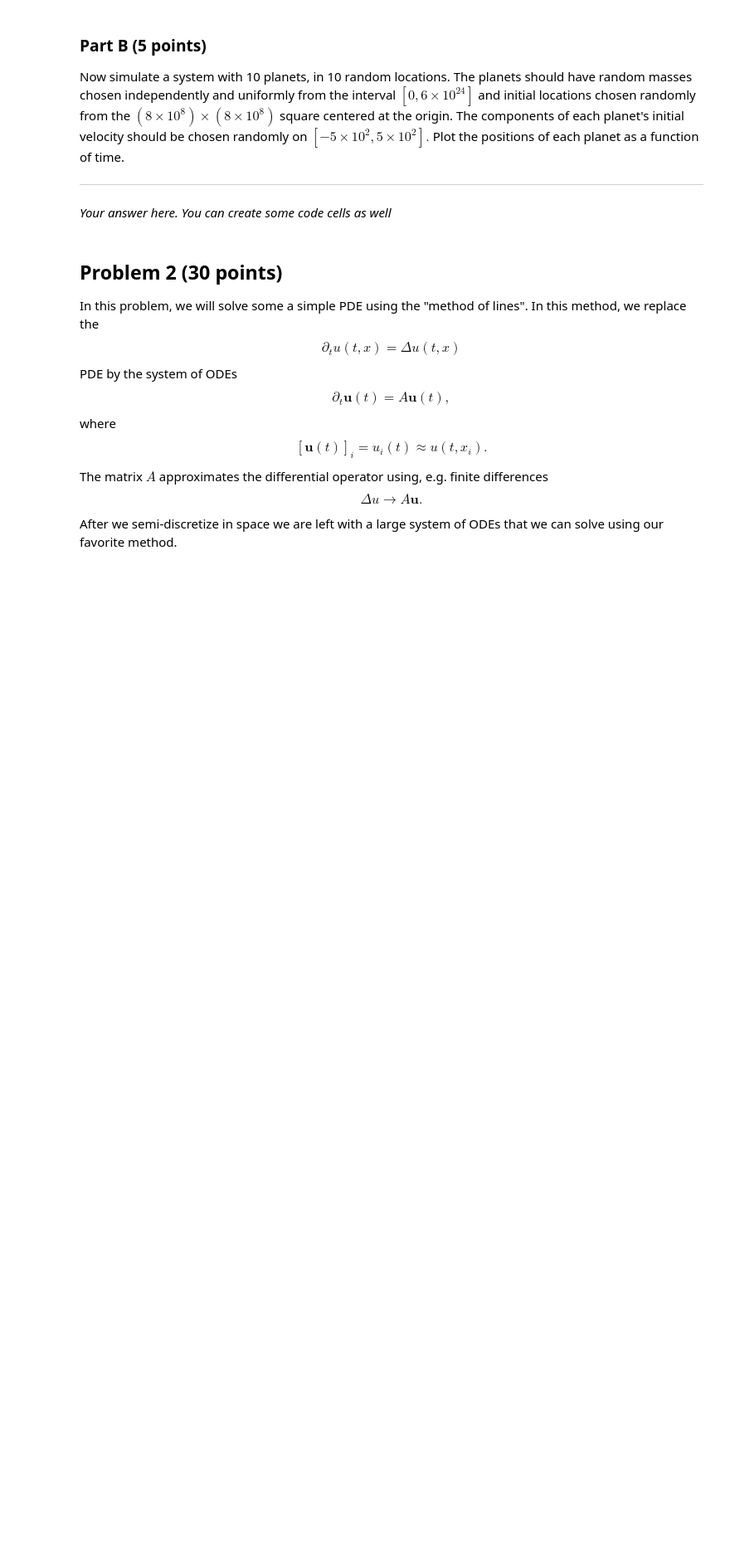
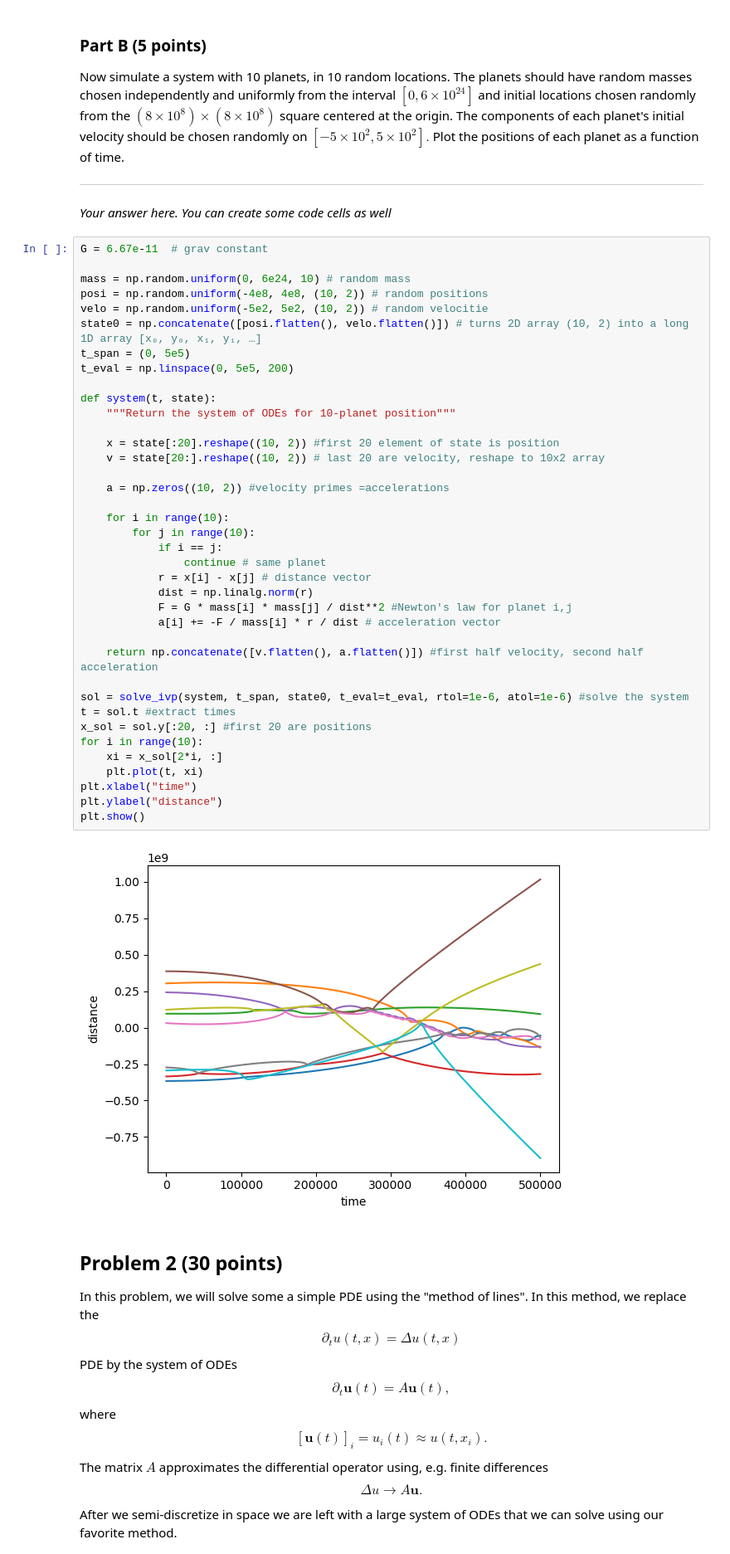
Before and after one commit to UChi-ComPy23/hw3-shuoliuyv, a Jupyter notebook: answers.ipynb, the cells around one changed output. Shown at 83% size. Saved outputs shown, nothing was run; the diff lists cells and outputs as text; blank space fills up the shorter version.

```diff
--- a/answers.ipynb
+++ b/answers.ipynb
@@ -157,6 +211,46 @@ Now simulate a system with 10 planets, in 10 random locations. The planets shoul
 ---
 
 *Your answer here.  You can create some code cells as well*
+# %%
+G = 6.67e-11  # grav constant
+
+mass = np.random.uniform(0, 6e24, 10) # random mass
+posi = np.random.uniform(-4e8, 4e8, (10, 2)) # random positions
+velo = np.random.uniform(-5e2, 5e2, (10, 2)) # random velocitie
+state0 = np.concatenate([posi.flatten(), velo.flatten()]) # turns 2D array (10, 2) into a long 1D array [x₀, y₀, x₁, y₁, …]
+t_span = (0, 5e5)
+t_eval = np.linspace(0, 5e5, 200)
+
+def system(t, state):
+    """Return the system of ODEs for 10-planet position"""
+
+    x = state[:20].reshape((10, 2)) #first 20 element of state is position
+    v = state[20:].reshape((10, 2)) # last 20 are velocity, reshape to 10x2 array
+
+    a = np.zeros((10, 2)) #velocity primes =accelerations
+
+    for i in range(10):
+        for j in range(10):
+            if i == j:
+                continue # same planet
+            r = x[i] - x[j] # distance vector
+            dist = np.linalg.norm(r)
+            F = G * mass[i] * mass[j] / dist**2 #Newton's law for planet i,j
+            a[i] += -F / mass[i] * r / dist # acceleration vector
+
+    return np.concatenate([v.flatten(), a.flatten()]) #first half velocity, second half acceleration
+
+sol = solve_ivp(system, t_span, state0, t_eval=t_eval, rtol=1e-6, atol=1e-6) #solve the system
+t = sol.t #extract times
+x_sol = sol.y[:20, :] #first 20 are positions
+for i in range(10):
+    xi = x_sol[2*i, :]
+    plt.plot(t, xi)
+plt.xlabel("time")
+plt.ylabel("distance")
+plt.show()
+# %% [output]
+[figure, added]
 # %% [markdown]
 ## Problem 2 (30 points)
 In this problem, we will solve some a simple PDE using the "method of lines". In this method, we replace the
```
Also changed, not shown: parts of 3 cells of this notebook.
